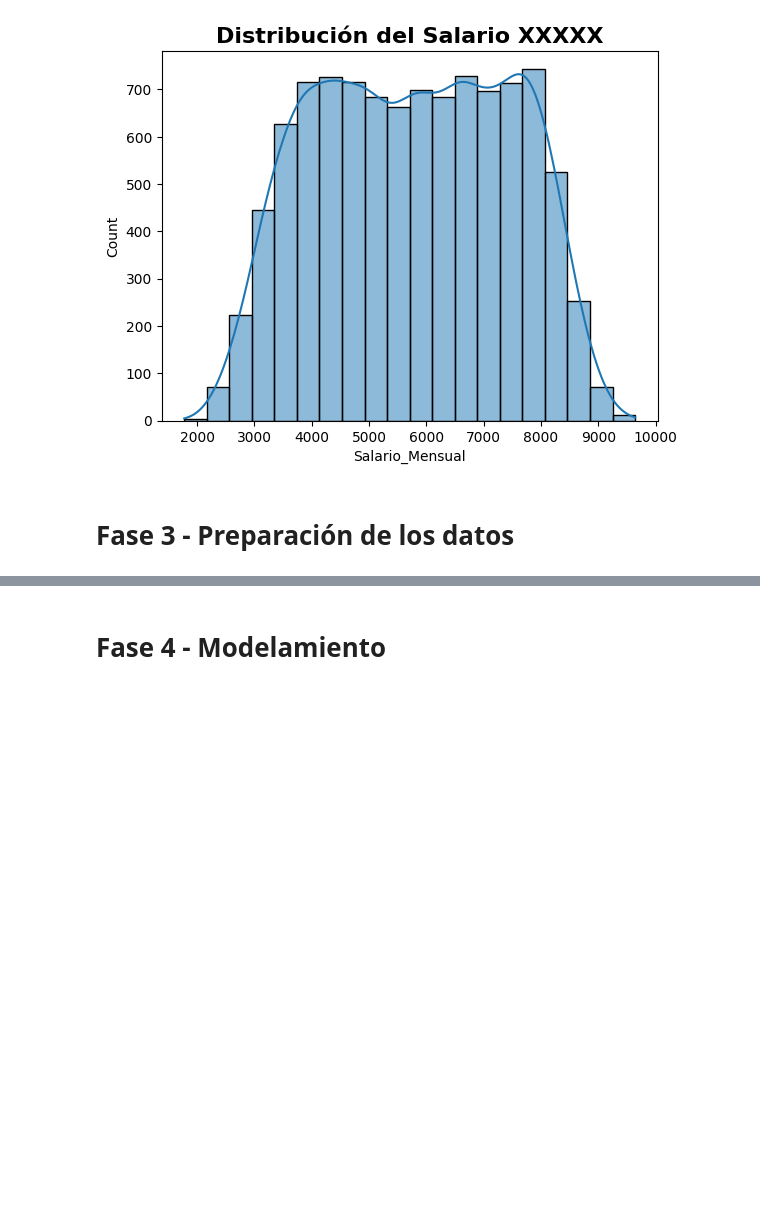
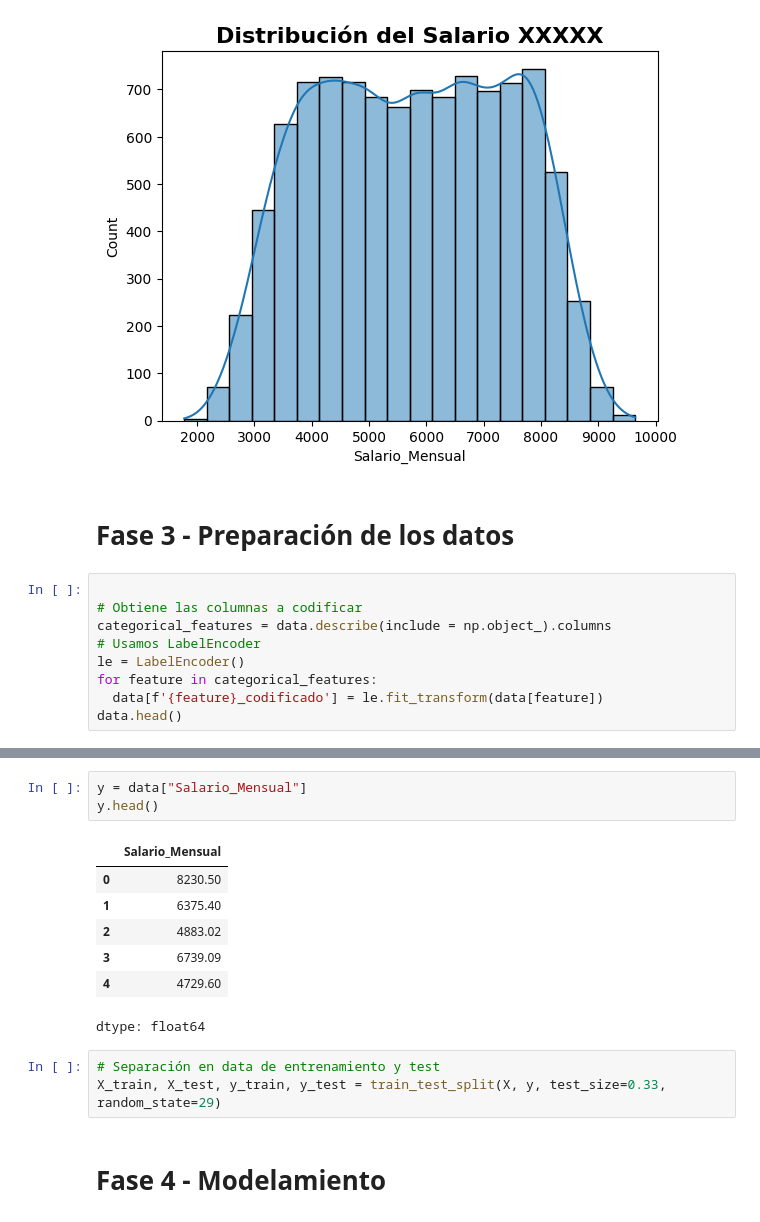
Before and after one commit to kotonitro/Inteligencia_Artificial_UBB, a Jupyter notebook: Certamen_2/620454_Base_E2_Regresion.ipynb, the cells around one changed output, grey strips where cells are left out. Cells and saved outputs as stored; diff of their text form; blank space fills up the shorter version.

```diff
--- a/Certamen_2/620454_Base_E2_Regresion.ipynb
+++ b/Certamen_2/620454_Base_E2_Regresion.ipynb
@@ -231,3 +231,12 @@ plt.show()
 [figure]
 # %% [markdown]
 # Fase 3 - Preparación de los datos
+# %%
+
+# Obtiene las columnas a codificar
+categorical_features = data.describe(include = np.object_).columns
+# Usamos LabelEncoder
+le = LabelEncoder()
+for feature in categorical_features:
+  data[f'{feature}_codificado'] = le.fit_transform(data[feature])
+data.head()
@@ -234,3 +263,17 @@ plt.show()
+# %%
+y = data["Salario_Mensual"]
+y.head()
+# %% [output]
+|  | Salario_Mensual |
+| 0 | 8230.50 |
+| 1 | 6375.40 |
+| 2 | 4883.02 |
+| 3 | 6739.09 |
+| 4 | 4729.60 |
+dtype: float64
+# %%
+# Separación en data de entrenamiento y test
+X_train, X_test, y_train, y_test = train_test_split(X, y, test_size=0.33, random_state=29)
 # %% [markdown]
 # Fase 4 - Modelamiento
 # %% [markdown]
```
Also changed, not shown: parts of 3 cells of this notebook.
